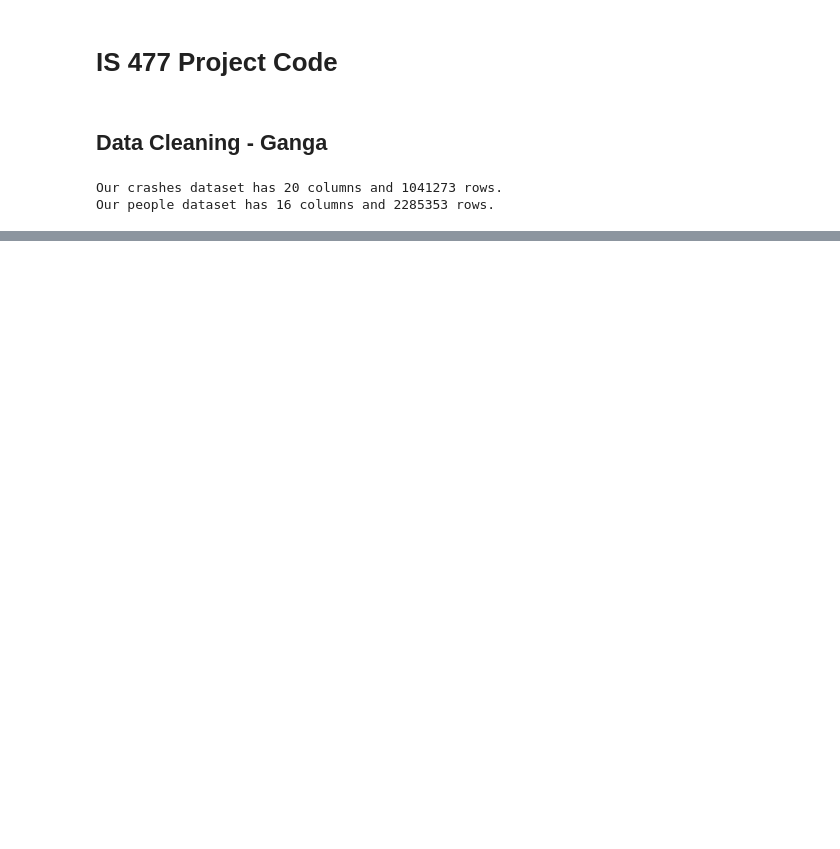
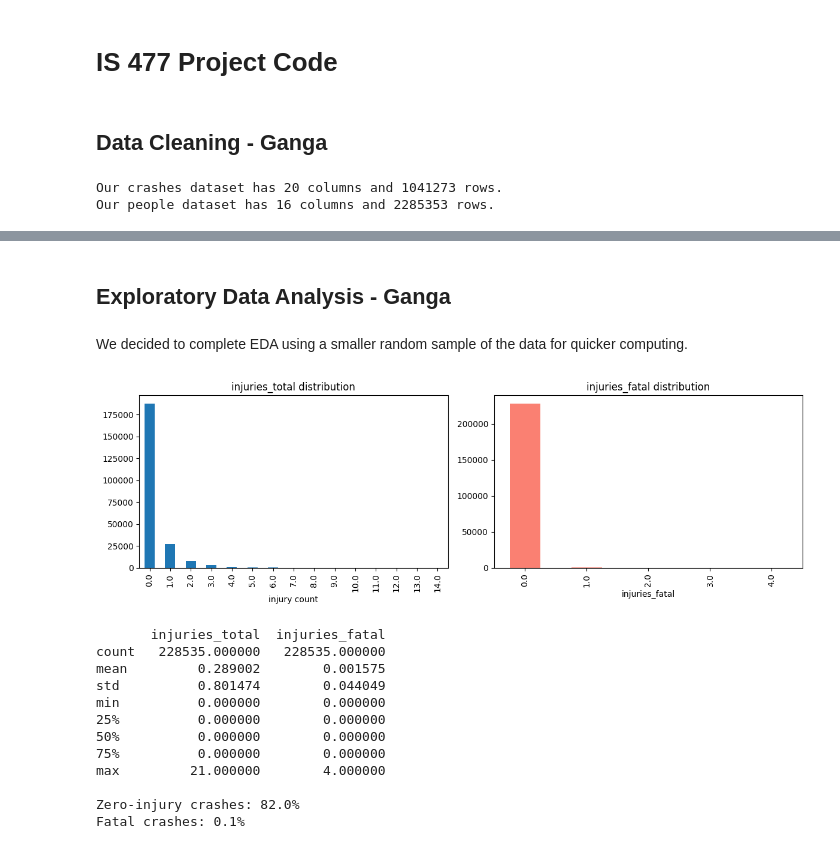
Before and after one commit to lukejm5/LG, a Jupyter notebook: ProjectCode.ipynb, the cells around one changed output, grey strips where cells are left out. Drawn from its saved outputs; the diff is of its cells as text; code cells hidden in the pictures; blank space fills up the shorter version.

```diff
--- a/ProjectCode.ipynb
+++ b/ProjectCode.ipynb
@@ -181,3 +169,4 @@ NON-CONTACT VEHICLE        41
 Name: count, dtype: int64
 # %%
-dfMainSample['bac_result'].value_counts(dropna=False).head(10)
+# drop cell_phone_use and bac_result_value since both are over 99% missing
+dfMain = dfMain.drop(columns=['cell_phone_use', 'bac_result_value'])
@@ -197,12 +173,4 @@ Name: count, dtype: int64
 # %%
-# replace numeric bac values with TEST TAKEN
-import re
-def clean_bac(val):
-    if pd.isna(val):
-        return val
-    if re.match(r'^\d+\.?\d*$', str(val)):
-        return 'TEST TAKEN'
-    return val
-
-dfMainSample['bac_result'] = dfMainSample['bac_result'].apply(clean_bac)
-dfMainSample['bac_result'].value_counts(dropna=False).head(10)
+# convert crash_date from string to datetime
+# so we can extract time-based features and do date arithmetic later
+dfMain['crash_date'] = pd.to_datetime(dfMain['crash_date'])
@@ -268,0 +204,9 @@ memory usage: 32.3+ MB
+# %%
+# convert columns with a fixed set of repeated string values to category dtype to reduce memory usage and make groupby and value_counts operations faster
+cat_columns = ['traffic_control_device', 'weather_condition', 'lighting_condition',
+               'roadway_surface_cond', 'road_defect', 'crash_type', 'damage',
+               'prim_contributory_cause', 'person_type', 'sex', 'safety_equipment',
+               'airbag_deployed', 'ejection', 'injury_classification', 'driver_action',
+               'driver_vision', 'physical_condition', 'bac_result']
+
+dfMain[cat_columns] = dfMain[cat_columns].astype('category')
@@ -268,0 +234,36 @@ memory usage: 32.3+ MB
+# %% [markdown]
+## Exploratory Data Analysis - Ganga
+# %% [markdown]
+We decided to complete EDA using a smaller random sample of the data for quicker computing.
+# %%
+sample = dfMain.sample(frac = 0.1, random_state = 42)
+# %%
+fig, axes = plt.subplots(1, 2, figsize=(12, 4))
+
+sample['injuries_total'].value_counts().sort_index().head(15).plot(kind='bar', ax=axes[0])
+axes[0].set_title('injuries_total distribution')
+axes[0].set_xlabel('injury count')
+
+sample['injuries_fatal'].value_counts().sort_index().head(10).plot(kind='bar', ax=axes[1], color='salmon')
+axes[1].set_title('injuries_fatal distribution')
+
+plt.tight_layout()
+plt.show()
+
+print(sample[['injuries_total','injuries_fatal']].describe())
+print(f"\nZero-injury crashes: {(sample['injuries_total'] == 0).mean():.1%}")
+print(f"Fatal crashes: {(sample['injuries_fatal'] > 0).mean():.1%}")
+# %% [output]
+[figure, added]
+       injuries_total  injuries_fatal
+count   228535.000000   228535.000000
+mean         0.289002        0.001575
+std          0.801474        0.044049
+min          0.000000        0.000000
+25%          0.000000        0.000000
+50%          0.000000        0.000000
+75%          0.000000        0.000000
+max         21.000000        4.000000
+
+Zero-injury crashes: 82.0%
+Fatal crashes: 0.1%
```
Also changed, not shown: parts of 24 cells of this notebook.
